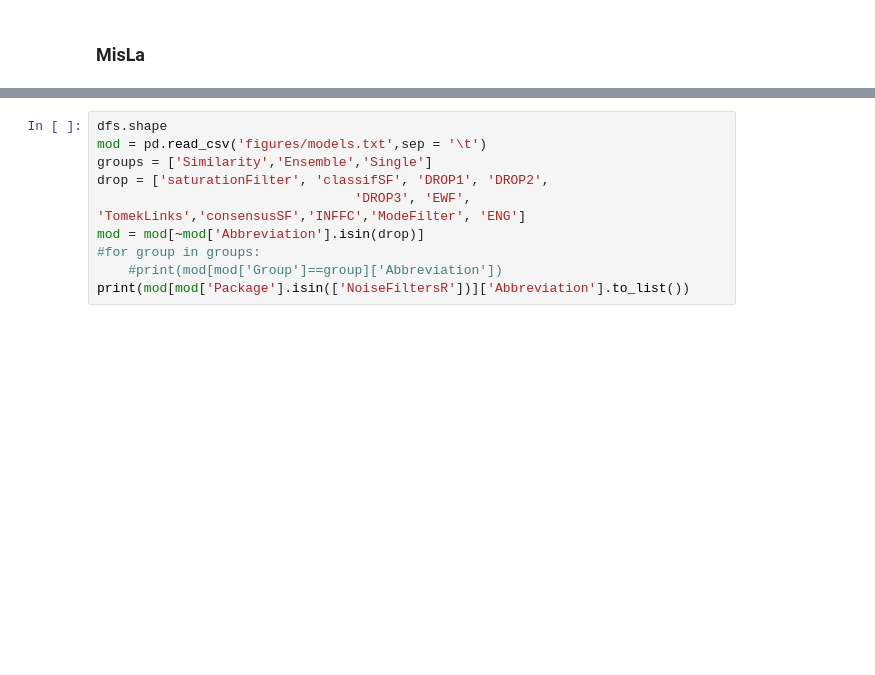
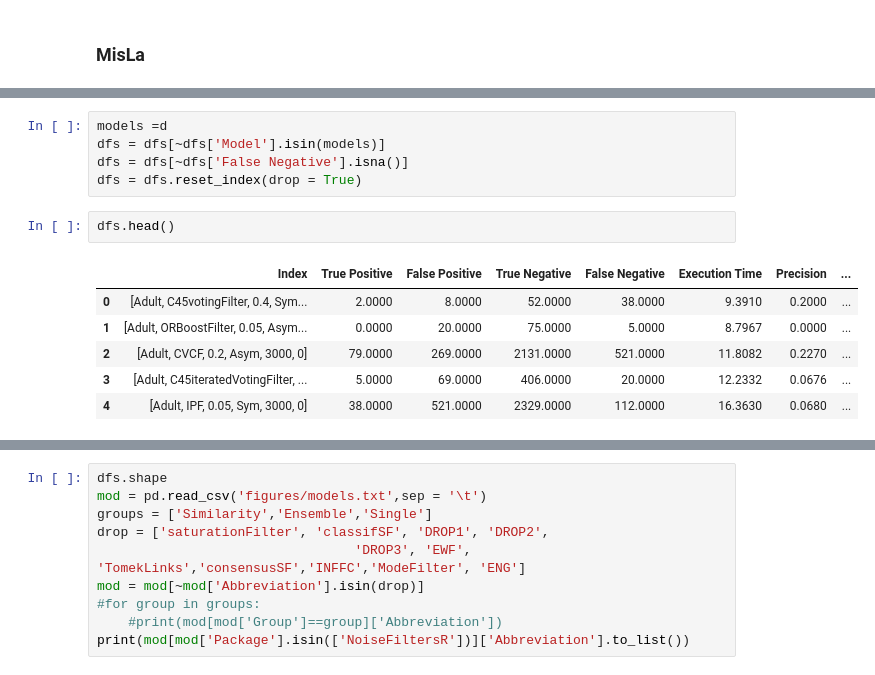
Before and after one commit to nazaretl/MisLaBenchmark, a Jupyter notebook: Notebooks/Auswertung.ipynb, the cells around one changed output, grey strips where cells are left out. Drawn from its saved outputs; the diff is of its cells as text; blank space fills up the shorter version.

```diff
--- a/Notebooks/Auswertung.ipynb
+++ b/Notebooks/Auswertung.ipynb
@@ -91,0 +143,14 @@ dfs.shape
+# %%
+models =d
+dfs = dfs[~dfs['Model'].isin(models)]
+dfs = dfs[~dfs['False Negative'].isna()]
+dfs = dfs.reset_index(drop = True)
+# %%
+dfs.head()
+# %% [output]
+|  | Index | True Positive | False Positive | True Negative | False Negative | Execution Time | Precision | ... |
+| 0 | [Adult, C45votingFilter, 0.4, Sym... | 2.0000 | 8.0000 | 52.0000 | 38.0000 | 9.3910 | 0.2000 | ... |
+| 1 | [Adult, ORBoostFilter, 0.05, Asym... | 0.0000 | 20.0000 | 75.0000 | 5.0000 | 8.7967 | 0.0000 | ... |
+| 2 | [Adult, CVCF, 0.2, Asym, 3000, 0] | 79.0000 | 269.0000 | 2131.0000 | 521.0000 | 11.8082 | 0.2270 | ... |
+| 3 | [Adult, C45iteratedVotingFilter, ... | 5.0000 | 69.0000 | 406.0000 | 20.0000 | 12.2332 | 0.0676 | ... |
+| 4 | [Adult, IPF, 0.05, Sym, 3000, 0] | 38.0000 | 521.0000 | 2329.0000 | 112.0000 | 16.3630 | 0.0680 | ... |
```
Also changed, not shown: parts of 9 cells of this notebook, 56 other files.
